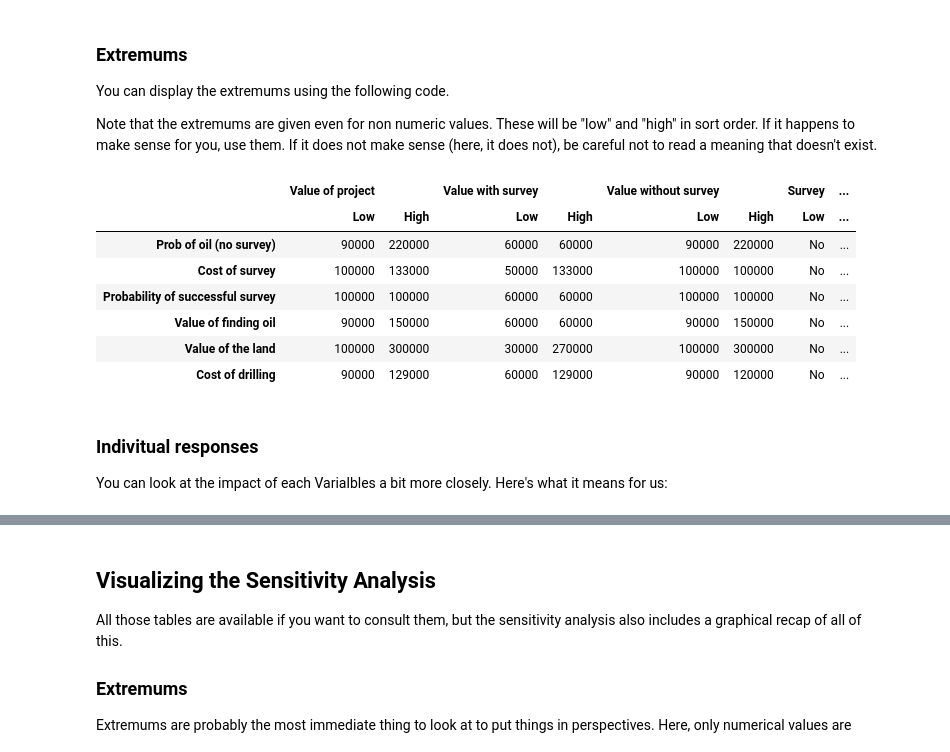
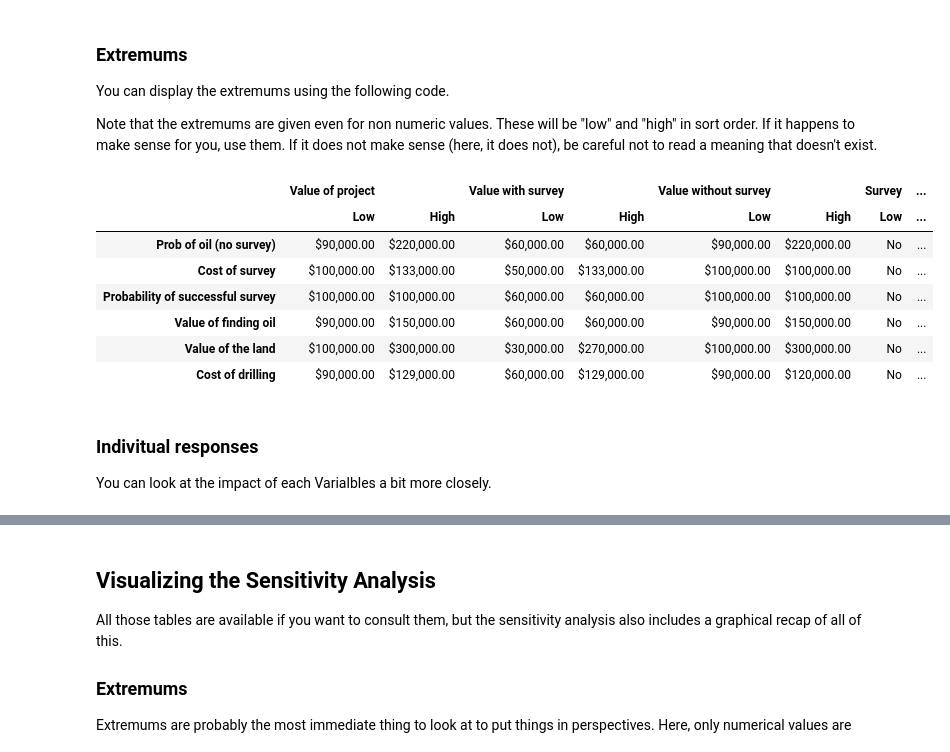
Before and after one commit to francoistrahan/pynes, a Jupyter notebook: pyne/Drill Example.ipynb, the cells around one changed output, grey strips where cells are left out. Cells and saved outputs as stored; diff of their text form; code cells hidden in the pictures.

```diff
--- a/pyne/Drill Example.ipynb
+++ b/pyne/Drill Example.ipynb
@@ -361,17 +364,17 @@ You can display the extremums using the following code.
 
 Note that the extremums are given even for non numeric values. These will be "low" and "high" in sort order. If it happens to make sense for you, use them. If it does not make sense (here, it does not), be careful not to read a meaning that doesn't exist.
 # %%
-display(sa.extremums)
+display(sa.extremums, fmt=formatCash)
 # %% [output]
 |  | Value of project |  | Value with survey |  | Value without survey |  | Survey | ... |
 |  | Low | High | Low | High | Low | High | Low | ... |
-| Prob of oil (no survey) | 90000 | 220000 | 60000 | 60000 | 90000 | 220000 | No | ... |
-| Cost of survey | 100000 | 133000 | 50000 | 133000 | 100000 | 100000 | No | ... |
-| Probability of successful survey | 100000 | 100000 | 60000 | 60000 | 100000 | 100000 | No | ... |
-| Value of finding oil | 90000 | 150000 | 60000 | 60000 | 90000 | 150000 | No | ... |
-| Value of the land | 100000 | 300000 | 30000 | 270000 | 100000 | 300000 | No | ... |
-| Cost of drilling | 90000 | 129000 | 60000 | 129000 | 90000 | 120000 | No | ... |
+| Prob of oil (no survey) | $90,000.00 | $220,000.00 | $60,000.00 | $60,000.00 | $90,000.00 | $220,000.00 | No | ... |
+| Cost of survey | $100,000.00 | $133,000.00 | $50,000.00 | $133,000.00 | $100,000.00 | $100,000.00 | No | ... |
+| Probability of successful survey | $100,000.00 | $100,000.00 | $60,000.00 | $60,000.00 | $100,000.00 | $100,000.00 | No | ... |
+| Value of finding oil | $90,000.00 | $150,000.00 | $60,000.00 | $60,000.00 | $90,000.00 | $150,000.00 | No | ... |
+| Value of the land | $100,000.00 | $300,000.00 | $30,000.00 | $270,000.00 | $100,000.00 | $300,000.00 | No | ... |
+| Cost of drilling | $90,000.00 | $129,000.00 | $60,000.00 | $129,000.00 | $90,000.00 | $120,000.00 | No | ... |
 # %% [markdown]
 ### Indivitual responses
 
-You can look at the impact of each Varialbles a bit more closely. Here's what it means for us:
+You can look at the impact of each Varialbles a bit more closely.
```
Also changed, not shown: parts of 18 cells of this notebook, 7 other files.
